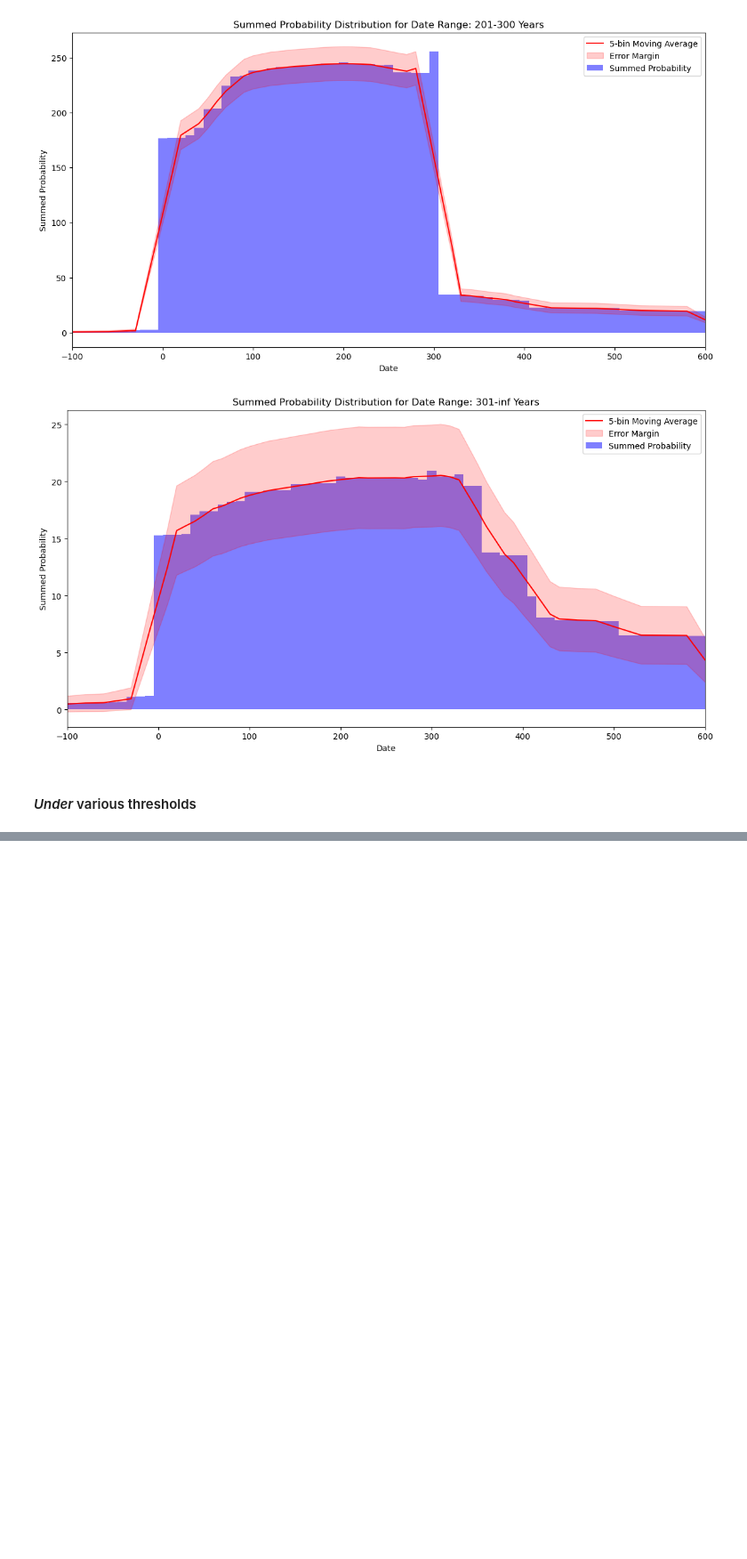
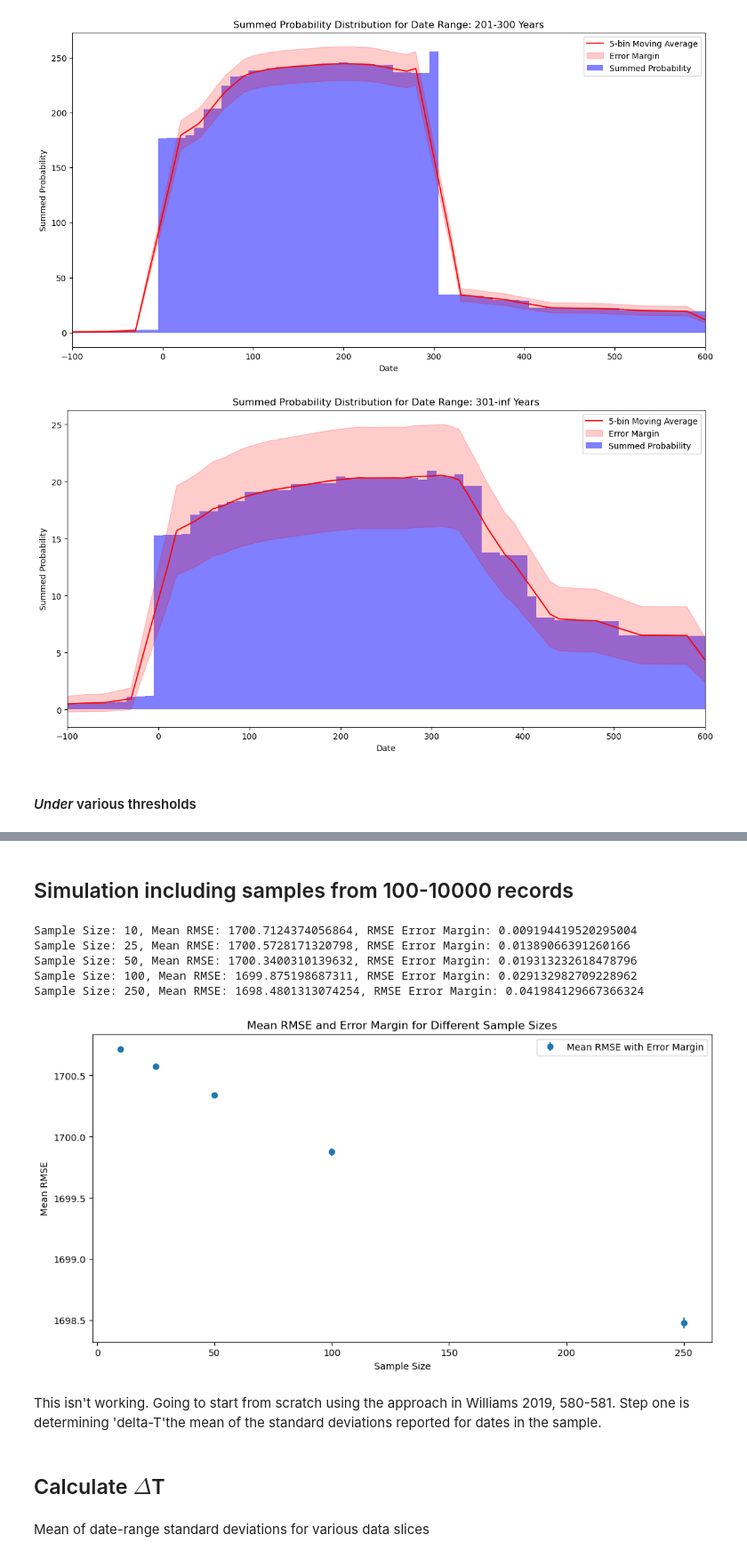
Before and after one commit to saross/inscriptions, a Jupyter notebook: inscriptions-spa.ipynb, the cells around one changed output, grey strips where cells are left out. Shown at 89% size. Saved outputs shown, nothing was run; the diff lists cells and outputs as text; code cells hidden in the pictures; blank space fills up the shorter version.

```diff
--- a/inscriptions-spa.ipynb
+++ b/inscriptions-spa.ipynb
@@ -918,0 +964,80 @@ for start, end in thresholds:
+# %% [markdown]
+## Simulation including samples from 100-10000 records
+# %%
+from sklearn.metrics import mean_squared_error
+
+# Assuming lire is your DataFrame and compute_summed_probability is defined as before
+# Also, earliest_date, latest_date, and resolution are defined as in your previous code
+
+def monte_carlo_simulation(full_dataset, sample_size, num_iterations=1000):
+    """
+    Perform Monte Carlo simulation to calculate Mean RMSE and RMSE Error Margin.
+
+    Parameters:
+    - full_dataset: DataFrame containing the full dataset
+    - sample_size: size of the random samples to be drawn from the full dataset
+    - num_iterations: number of iterations for the Monte Carlo simulation
+
+    Returns:
+    - mean_rmse: Mean RMSE across all iterations
+    - rmse_error_margin: RMSE Error Margin across all iterations
+    """
+    # Initialize variables to store RMSE and error margins for each iteration
+    rmse_values = []
+
+    full_summed_prob, _ = compute_summed_probability(full_dataset, earliest_date, latest_date, resolution=resolution)
+
+    for _ in range(num_iterations):
+        # Randomly sample data
+        sample_df = full_dataset.sample(n=sample_size)
+
+        # Compute summed probability for the sample
+        sample_summed_prob, _ = compute_summed_probability(sample_df, earliest_date, latest_date, resolution=resolution)
+
+        # Compute RMSE between the full dataset and the sample
+        rmse = np.sqrt(mean_squared_error(full_summed_prob, sample_summed_prob))
+
+        rmse_values.append(rmse)
+
+    mean_rmse = np.mean(rmse_values)
+    rmse_error_margin = np.std(rmse_values)
+
+    return mean_rmse, rmse_error_margin
+
+# Define sample sizes to investigate
+sample_sizes = [10, 25, 50, 100, 250]
+
+# Initialize lists to store Mean RMSE and RMSE Error Margin for each sample size
+mean_rmses = []
+rmse_error_margins = []
+
+# Perform Monte Carlo simulation for each sample size
+for sample_size in sample_sizes:
+    mean_rmse, rmse_error_margin = monte_carlo_simulation(lire, sample_size)
+
+    print(f"Sample Size: {sample_size}, Mean RMSE: {mean_rmse}, RMSE Error Margin: {rmse_error_margin}")
+
+    mean_rmses.append(mean_rmse)
+    rmse_error_margins.append(rmse_error_margin)
+
+# Plotting the results
+plt.figure(figsize=(12, 6))
+plt.errorbar(sample_sizes, mean_rmses, yerr=rmse_error_margins, fmt='o', label='Mean RMSE with Error Margin')
+plt.xlabel('Sample Size')
+plt.ylabel('Mean RMSE')
+plt.title('Mean RMSE and Error Margin for Different Sample Sizes')
+plt.legend()
+plt.show()
+# %% [output]
+Sample Size: 10, Mean RMSE: 1700.7124374056864, RMSE Error Margin: 0.009194419520295004
+Sample Size: 25, Mean RMSE: 1700.5728171320798, RMSE Error Margin: 0.01389066391260166
+Sample Size: 50, Mean RMSE: 1700.3400310139632, RMSE Error Margin: 0.019313232618478796
+Sample Size: 100, Mean RMSE: 1699.875198687311, RMSE Error Margin: 0.029132982709228962
+Sample Size: 250, Mean RMSE: 1698.4801313074254, RMSE Error Margin: 0.041984129667366324
+[figure, added]
+# %% [markdown]
+This isn't working. Going to start from scratch using the approach in Williams 2019, 580-581. Step one is determining 'delta-T'the mean of the standard deviations reported for dates in the sample.
+# %% [markdown]
+## Calculate $\Delta$T
+# %% [markdown]
+Mean of date-range standard deviations for various data slices
```
Also changed, not shown: parts of 23 cells of this notebook.
